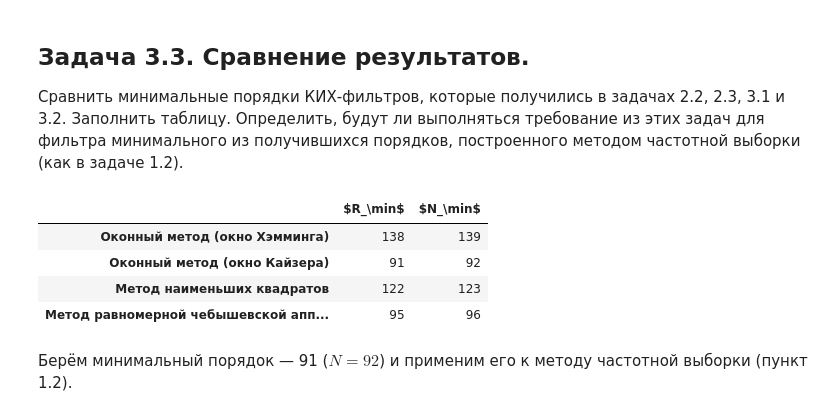
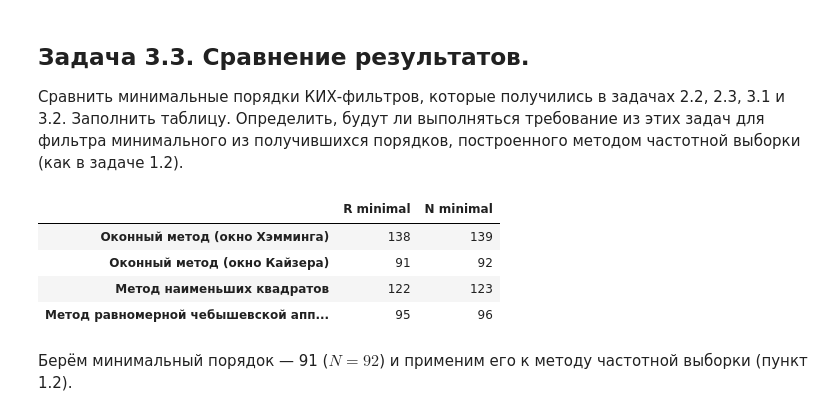
Before and after one commit to Vokerlee/dsp-labs-mipt, a Jupyter notebook: dsp_lab4/dsp_lab4.ipynb, the cells around one changed output. Saved outputs shown, nothing was run; the diff lists cells and outputs as text; code cells hidden in the pictures.

```diff
--- a/dsp_lab4/dsp_lab4.ipynb
+++ b/dsp_lab4/dsp_lab4.ipynb
@@ -803,18 +803,18 @@ plt.tight_layout()
 # %%
 import pandas as pd
 plot_data = {}
 plot_data["Оконный метод (окно Хэмминга)"]  = ["138", "139"]
 plot_data["Оконный метод (окно Кайзера)"]    = ["91", "92"]
 plot_data["Метод наименьших квадратов"] = ["122", "123"]
 plot_data["Метод равномерной чебышевской аппроксимации"] = ["95", "96"]
 
 df3_3 = pd.DataFrame(data=plot_data, columns = plot_data.keys(),
-            index=["$R_\min$", "$N_\min$"]).T
+            index=["R minimal", "N minimal"]).T
 # генерировать markdown таблицу
 # print(df3_3.to_markdown())
 df3_3
 # %% [output]
-|  | $R_\min$ | $N_\min$ |
+|  | R minimal | N minimal |
 | Оконный метод (окно Хэмминга) | 138 | 139 |
 | Оконный метод (окно Кайзера) | 91 | 92 |
 | Метод наименьших квадратов | 122 | 123 |
```
Also changed, not shown: parts of 4 cells of this notebook.
